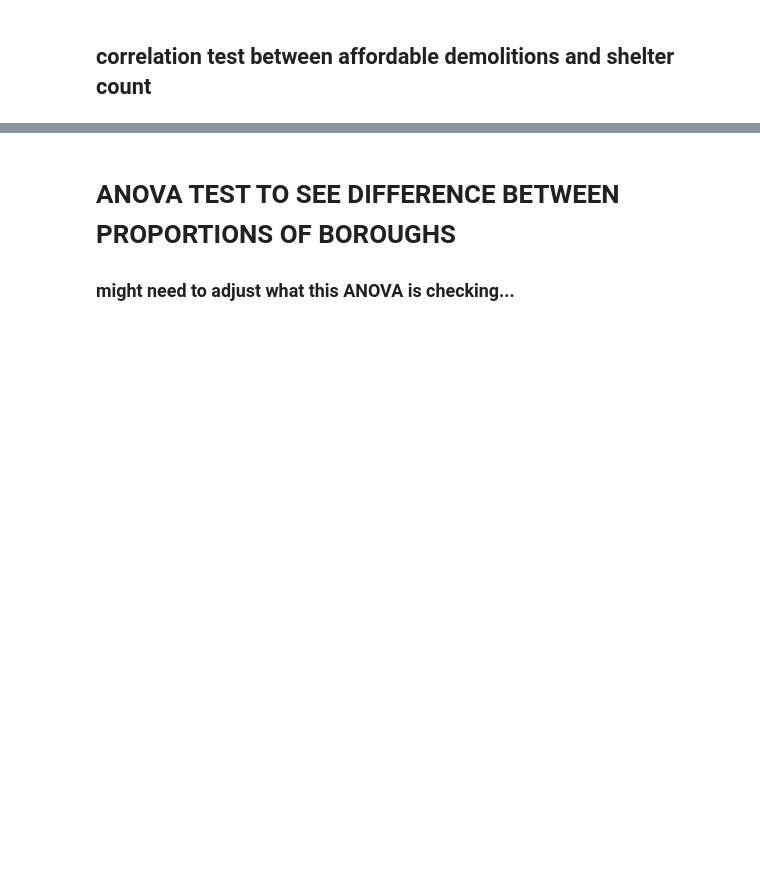
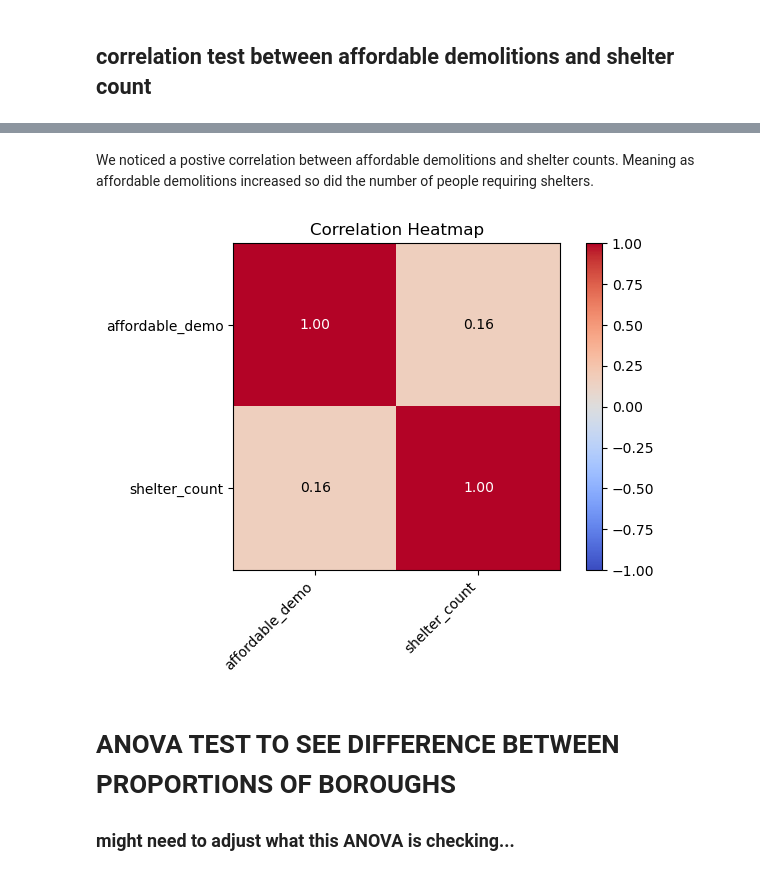
Before and after one commit to kevinserr/Time_Series_Forecast_of_Homelessness_in_NYC_with_Local_Model_Deployment, a Jupyter notebook: python/vincent_eda.ipynb, the cells around one changed output, grey strips where cells are left out. Saved outputs shown, nothing was run; the diff lists cells and outputs as text; code cells hidden in the pictures; blank space fills up the shorter version.

```diff
--- a/python/vincent_eda.ipynb
+++ b/python/vincent_eda.ipynb
@@ -351,3 +356,42 @@ display(datedf.corr())
+# %% [markdown]
+We noticed a postive correlation between affordable demolitions and shelter counts. Meaning as affordable demolitions increased so did the number of people requiring shelters.
+# %%
+import numpy as np
+import matplotlib.pyplot as plt
+
+# Compute correlation matrix
+corr_matrix = datedf.corr(numeric_only=True)
+
+fig, ax = plt.subplots()
+
+# Use a cleaner diverging colormap
+cax = ax.imshow(corr_matrix, cmap='coolwarm', vmin=-1, vmax=1)
+
+# Axis ticks
+ax.set_xticks(np.arange(len(corr_matrix.columns)))
+ax.set_yticks(np.arange(len(corr_matrix.columns)))
+
+ax.set_xticklabels(corr_matrix.columns, rotation=45, ha='right')
+ax.set_yticklabels(corr_matrix.columns)
+
+# Add correlation values inside cells
+for i in range(len(corr_matrix)):
+    for j in range(len(corr_matrix)):
+        value = corr_matrix.iloc[i, j]
+        ax.text(j, i, f"{value:.2f}",
+                ha="center",
+                va="center",
+                color="white" if abs(value) > 0.5 else "black")
+
+# Colorbar
+fig.colorbar(cax)
+
+ax.set_title("Correlation Heatmap")
+
+plt.tight_layout()
+plt.show()
+# %% [output]
+[figure, added]
 # %% [markdown]
 # ANOVA TEST TO SEE DIFFERENCE BETWEEN PROPORTIONS OF BOROUGHS
 
```
Also changed, not shown: parts of 5 cells of this notebook.
